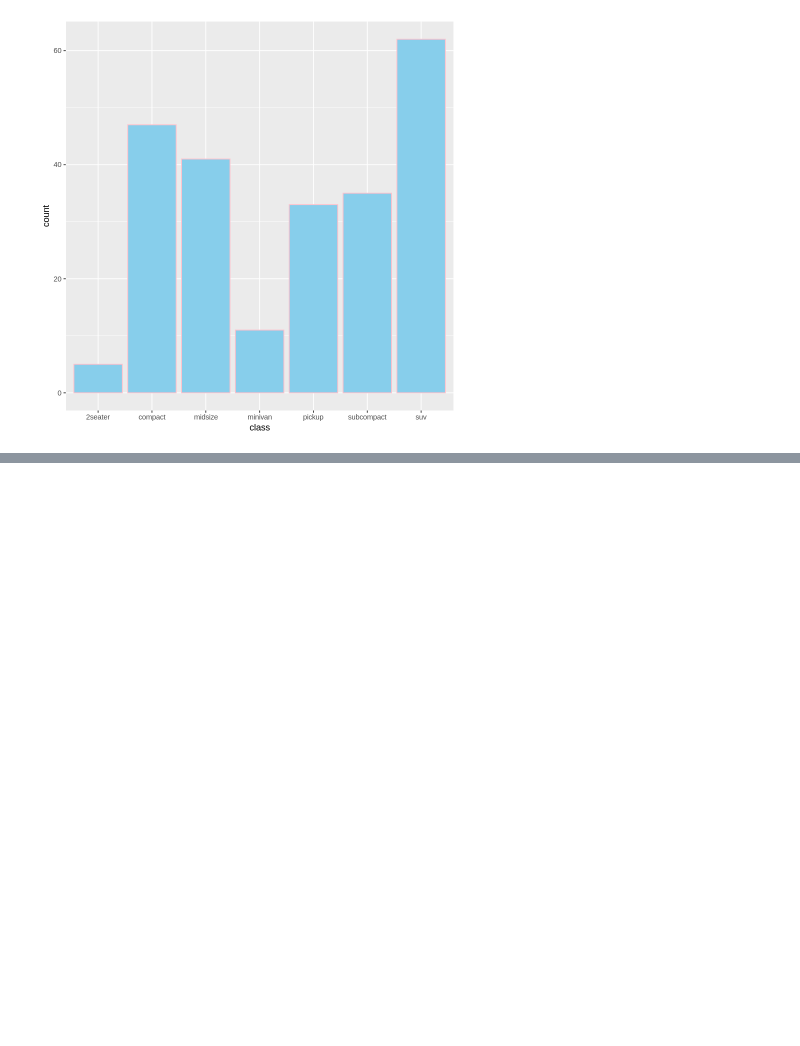
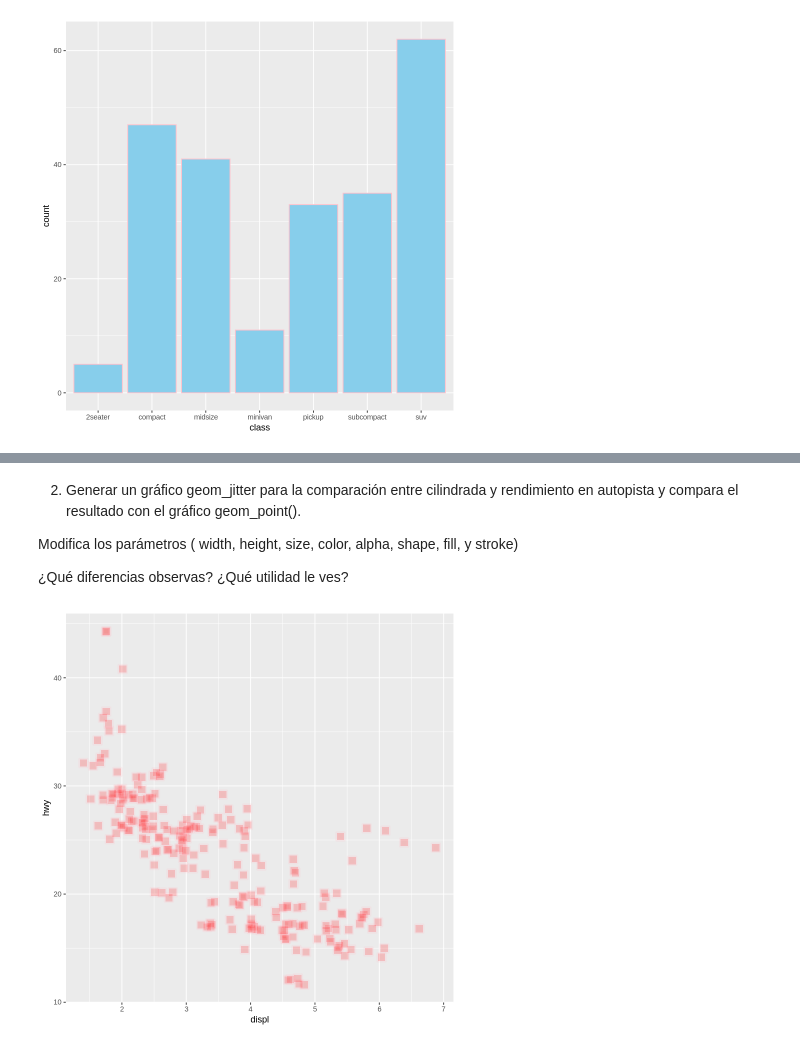
Before and after one commit to ednavivianasegura/ERAP_Curso_R, a Jupyter notebook: ERAP_R_Course_moduloIII.ipynb, the cells around one changed output, grey strips where cells are left out. Saved outputs shown, nothing was run; the diff lists cells and outputs as text; code cells hidden in the pictures; blank space fills up the shorter version.

```diff
--- a/ERAP_R_Course_moduloIII.ipynb
+++ b/ERAP_R_Course_moduloIII.ipynb
@@ -261,0 +276,33 @@ mpg %>%
+# %% [markdown]
+2. Generar un gráfico geom_jitter para la comparación entre cilindrada y rendimiento en autopista y compara el resultado con el gráfico geom_point().
+
+Modifica los parámetros ( width, height, size,   color, alpha, shape, fill, y stroke)
+
+¿Qué diferencias observas?
+¿Qué utilidad le ves?
+# %%
+mpg %>%
+  ggplot(aes(x = displ, y = hwy)) +      # Mismas variables: cilindrada y rendimiento
+  geom_jitter(
+    width = 0.2,         # Aplica "ruido" en horizontal: separa los puntos para que no se superpongan en x
+    height = 0.4,          # No añade jitter vertical (podría usarse para separar si y fuera discreta)
+    size = 3,            # Tamaño de los puntos
+    color = "pink", # Color de borde
+    alpha = 0.2,         # Transparencia: 1 es opaco, 0 es invisible
+    shape = 22,          # Forma del punto (21 permite color + fill)
+    fill = "red",  # Color de relleno (solo en shapes 21–25)
+    stroke = 2.5           # Grosor del borde del punto
+  )
+
+#| Parámetro | ¿Qué hace?                                                       |
+#| --------- | ---------------------------------------------------------------- |
+#| `width`   | Desplaza aleatoriamente los puntos en el eje X                   |
+#| `height`  | Desplaza aleatoriamente los puntos en el eje Y                   |
+#| `size`    | Ajusta el tamaño del punto                                       |
+#| `color`   | Color del borde del punto                                        |
+#| `fill`    | Relleno del punto (solo en formas 21–25)                         |
+#| `alpha`   | Nivel de transparencia (de 0 a 1)                                |
+#| `stroke`  | Grosor del borde (solo para formas con relleno)                  |
+#| `shape`   | Forma del punto (21 es círculo relleno con borde personalizable) |
+# %% [output]
+[figure, added]
```
Also changed, not shown: parts of 61 cells of this notebook.
